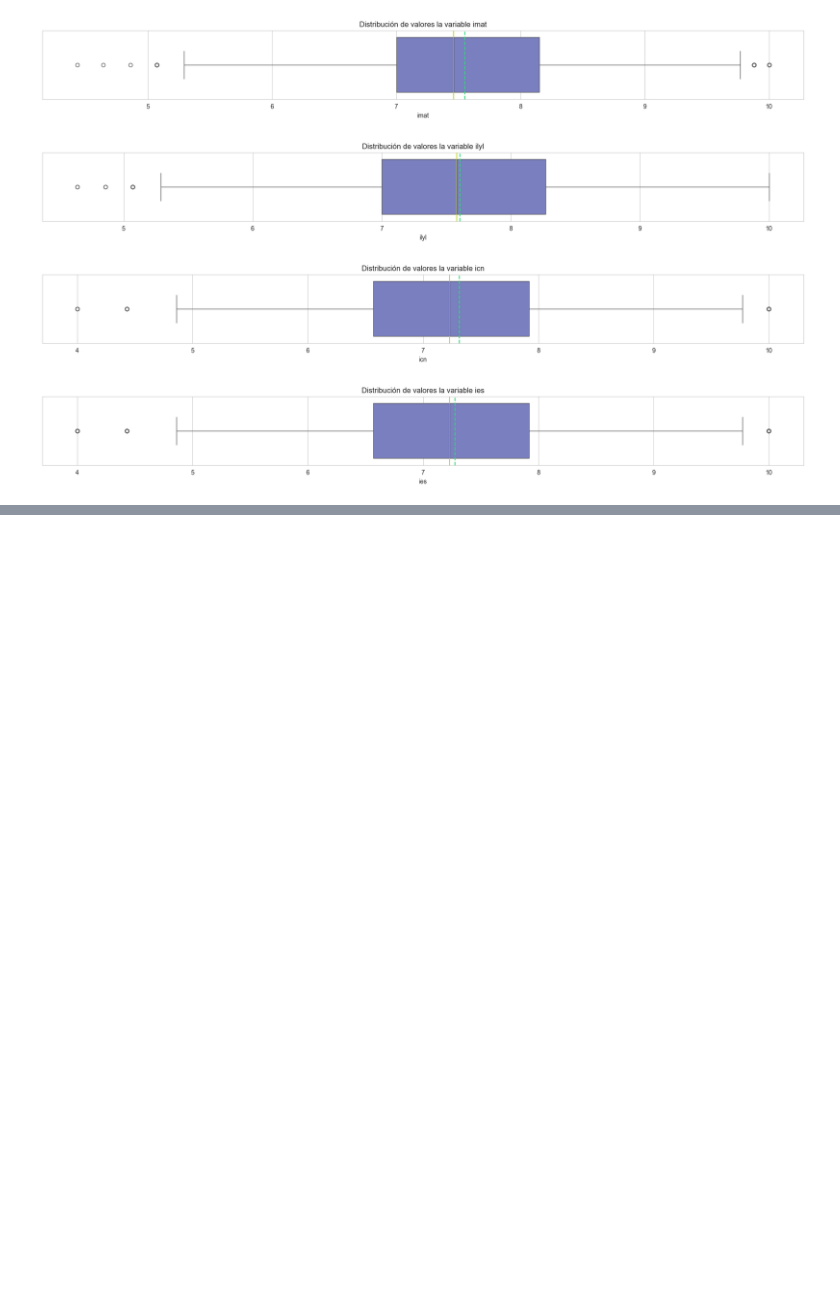
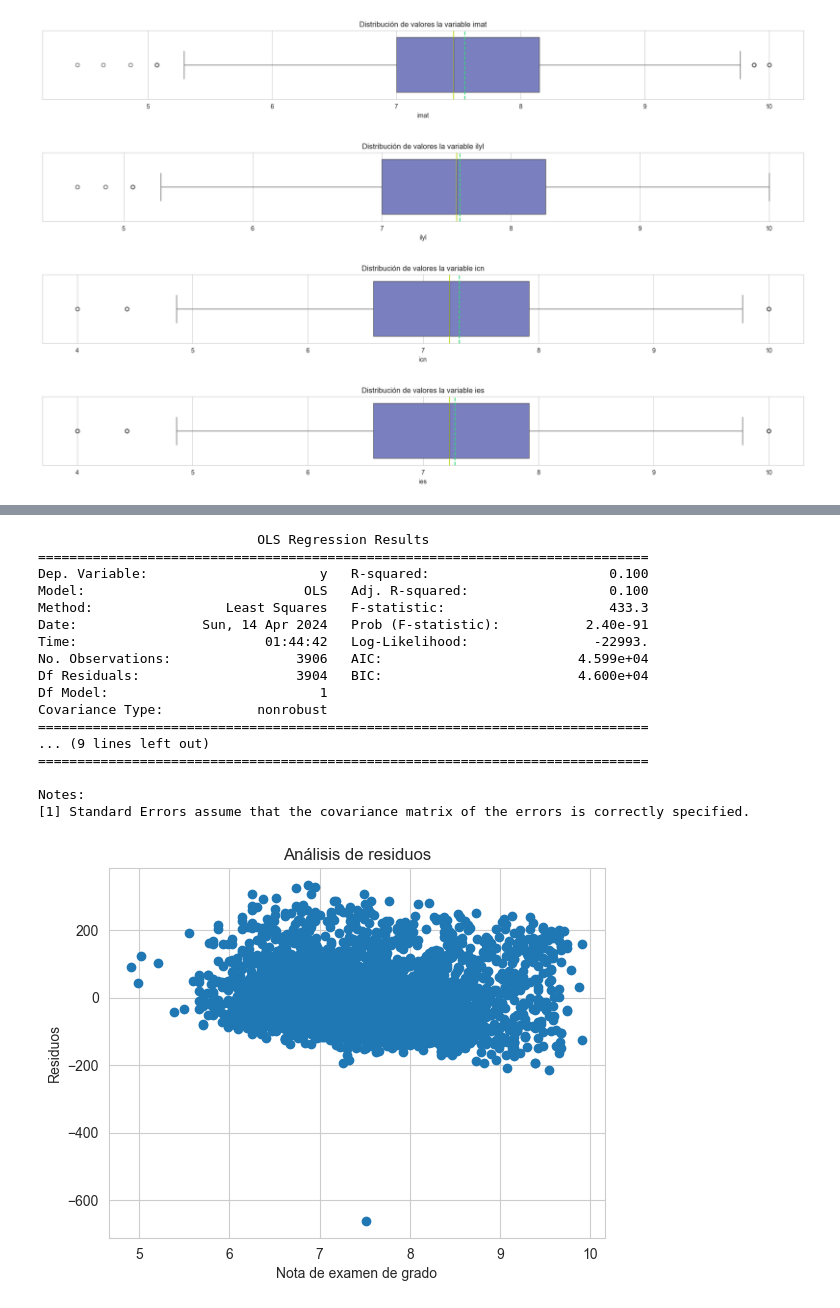
Before and after one commit to BryanEstrada003/Project-2p---Statistics, a Jupyter notebook: analysis.ipynb, the cells around one changed output, grey strips where cells are left out. Saved outputs shown, nothing was run; the diff lists cells and outputs as text; code cells hidden in the pictures; blank space fills up the shorter version.

```diff
--- a/analysis.ipynb
+++ b/analysis.ipynb
@@ -330,0 +572,38 @@ for i in range(dataTypes.size):
+# %%
+inev = micro_milagro['inev'].dropna().tolist()
+pes = micro_milagro['pes'].dropna().tolist()
+
+# Asumiendo que 'inev' y 'pes' son listas
+longitud_inev = len(inev)
+pes = pes[:longitud_inev]
+
+X = sm.add_constant(inev)
+modelo = sm.OLS(pes, X)
+resultado = modelo.fit()
+print(resultado.summary())
+
+residuos = resultado.resid  # Obtiene los residuos del modelo
+plt.scatter(inev, residuos)  # Gráfico de dispersión de los residuos
+plt.xlabel('Nota de examen de grado')
+plt.ylabel('Residuos')
+plt.title('Análisis de residuos')
+plt.show()
+# %% [output]
+                            OLS Regression Results
+==============================================================================
+Dep. Variable:                      y   R-squared:                       0.100
+Model:                            OLS   Adj. R-squared:                  0.100
+Method:                 Least Squares   F-statistic:                     433.3
+Date:                Sun, 14 Apr 2024   Prob (F-statistic):           2.40e-91
+Time:                        01:44:42   Log-Likelihood:                -22993.
+No. Observations:                3906   AIC:                         4.599e+04
+Df Residuals:                    3904   BIC:                         4.600e+04
+Df Model:                           1
+Covariance Type:            nonrobust
+==============================================================================
+... (9 lines left out)
+==============================================================================
+
+Notes:
+[1] Standard Errors assume that the covariance matrix of the errors is correctly specified.
+[figure, added]
```
Also changed, not shown: parts of 19 cells of this notebook, 1 other file.
